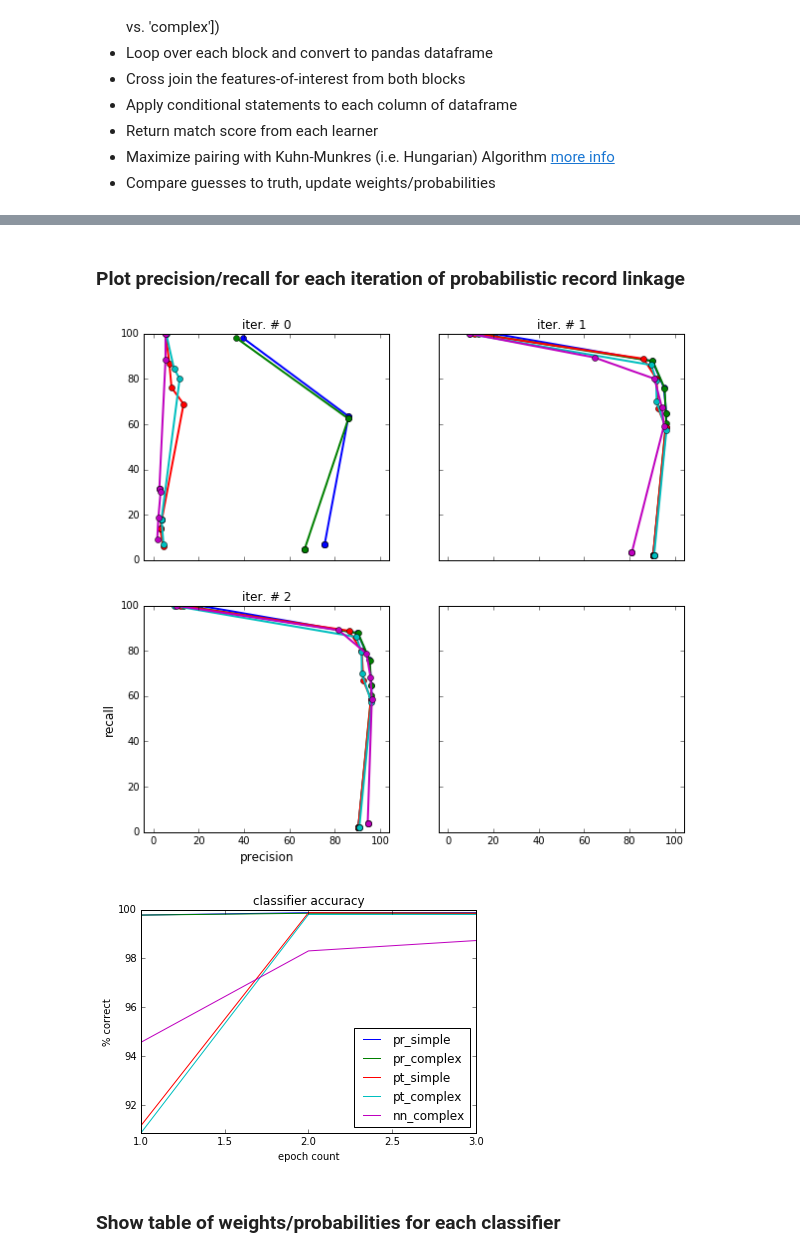
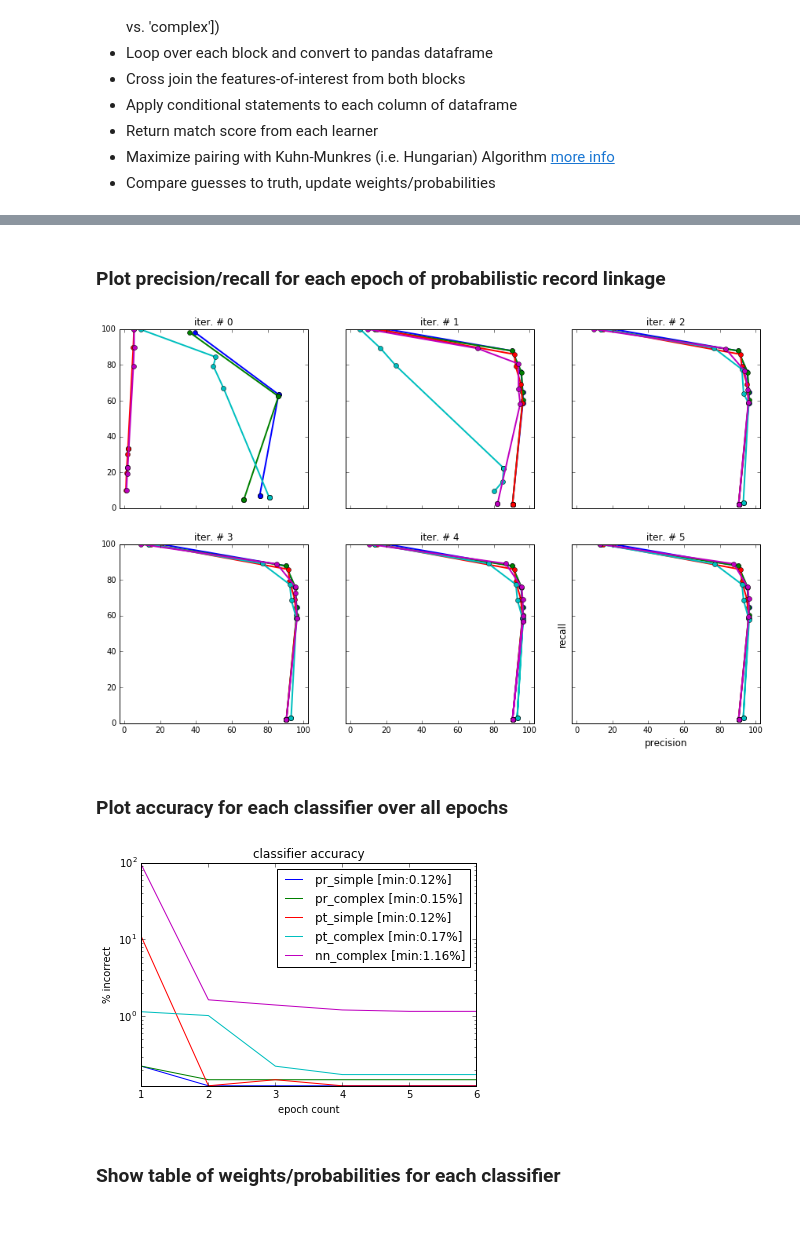
Before and after one commit to meccaLeccaHi/record_linkage, a Jupyter notebook: prob_linkage_newborn.ipynb, the cells around one changed output, grey strips where cells are left out. Cells and saved outputs as stored; diff of their text form; code cells hidden in the pictures; blank space fills up the shorter version.

```diff
--- a/prob_linkage_newborn.ipynb
+++ b/prob_linkage_newborn.ipynb
@@ -96,7 +96,7 @@ SELECT DISTINCT births.hospital_id
 FROM births;'''
 block_list1 = [x[0] for x in l.exec_sql(stmt).values.tolist()]
 
-block_list1 = block_list1[0:2]
+block_list1 = block_list1[0:1]
 
 # Find all possible values for 2nd blocking field ('date_of_delivery')
 stmt = '''
@@ -144,7 +144,7 @@ pr_complex = Probabilistic(len(conditions)) # probabilistic linkage (all feature
 pt_simple = Perceptron(len(simple_features),learning_rate) # single-layer perceptron (simple features only)
 pt_complex = Perceptron(len(conditions),learning_rate) # single-layer perceptron (all features)
 
-learning_rate = 0.3
+learning_rate = 0.1
 nn_complex = NeuralNetwork(len(conditions),10,1,learning_rate) # multi-layer neural network
 
 classifiers = ['pr_simple','pr_complex','pt_simple','pt_complex','nn_complex']
@@ -152,7 +152,7 @@ classifier_features = [simple_features,feature_vals,simple_features,feature_vals
 class_prog = [True] * len(classifiers)
 
 iter_qual_list = []
-score_qual_list = []
+iter_score_list = []
 block_duration = []
 epoch_duration = []
 epoch_count = 0
@@ -186,6 +186,7 @@ while True:
         # Add record-id columns to boolean table
         bool_table['newb_id'] = cross_table['newb_id'].values # Actual newborn id
         bool_table['bc_id'] = cross_table['bc_id'].values  # Actual bc id
+        bool_table['prev_newb_id'] = cross_table['newborn_id'].values # Originally matched newborn id
 
         # Compare with previously-linked newborn id
         bool_table['real_match'] = (cross_table['newborn_id']==cross_table['newb_id']).values
@@ -227,9 +228,9 @@ while True:
         nn_complex.train(big_bool[feature_vals],big_bool['real_match'],big_bool['match_nn_complex'])
 
     # Measure accuracy of each classifier
-    score_list = [(big_bool['match_'+x]==big_bool['real_match'])*1 for x in classifiers]
+    score_list = [((big_bool['match_'+x]==big_bool['real_match'])*1).tolist() for x in classifiers]
     cur_scores = [sum(x)*100.0/len(x) for x in score_list]
-    score_qual_list.append(cur_scores)
+    iter_score_list.append(cur_scores)
 
     # Set range of linkage scores (0 through 100 percentiles) i.e. decision threshold (theta)
     set_thetas = range(0,100,10)
@@ -241,12 +242,14 @@ while True:
     # Compare current iteration 'quality' with previous iterations
     cur_iter_qual = [eval(x).iter_qual_list[-1] for x in classifiers]
     prev_iter_qual = [eval(x).iter_qual_list[-2] for x in classifiers]
-    class_prog = abs(np.subtract(cur_iter_qual,prev_iter_qual))>.1
+    class_prog = np.subtract(cur_iter_qual,prev_iter_qual)>.1
     iter_qual_list.append(cur_iter_qual)
 
     # If not improving > Break from outer loop
     if not any(class_prog):
-        print str.format("\n'Quality' achieved! @ {}",[ float('%.2f' % x) for x in cur_iter_qual ])
+        print str.format('\n'+'-'*80+"\n'Quality' achieved! @ {}",[ float('%.2f' % x) for x in cur_iter_qual ])
+        # ADD READ-OUT OF 'WRONG' MATCHES HERE!!!!!
+        # MAYBE USE cur_scores?
         break
 
     # Time duration of each iteration
@@ -269,5 +327,5 @@ Epoch #2, blockA: 23 records, blockB: 23 records
 # %% [markdown]
-### Plot precision/recall for each iteration of probabilistic record linkage
+### Plot precision/recall for each epoch of probabilistic record linkage
 # %%
 deltas = np.diff(pr_complex.iter_qual_list)
 
@@ -290,29 +348,30 @@ else:
     ax.set_xlabel('precision', fontsize=12)
     ax.set_ylabel('recall', fontsize=12)
 
-
 fig.set_size_inches(4.875*ncol,4.5*nrow)
 plt.show()
 fig.savefig('prec_recall.png')
 # %% [output]
-[figure, old version]
+[figure, new version]
+# %% [markdown]
+### Plot accuracy for each classifier over all epochs
 # %%
 x = range(1,epoch_count+2)
-y = np.array(score_qual_list, ndmin=2, dtype=np.float).T
+y = 100-np.array(score_qual_list, ndmin=2, dtype=np.float).T
 fig = plt.figure()
-#plt.yscale('log')
+plt.yscale('log')
 plt.ylim((y.min(),100))
 plt.title("classifier accuracy")
 for quals,cl in zip(y,classifiers):
-    plt.plot(x,quals,label = cl)
+    plt.plot(x,quals,label = cl+' [min:'+str('%.2f' % quals.min())+'%]')
 plt.xlabel("epoch count")
-plt.ylabel("% correct")
-plt.legend(loc='lower right')
+plt.ylabel("% incorrect")
+plt.legend(loc='upper right')
 plt.show()
 
 fig.savefig('classifier_accuracy.png')
 # %% [output]
-[figure, old version]
+[figure, new version]
 # %% [markdown]
 ### Show table of weights/probabilities for each classifier
 # %%
```
Also changed, not shown: parts of 4 cells of this notebook.
